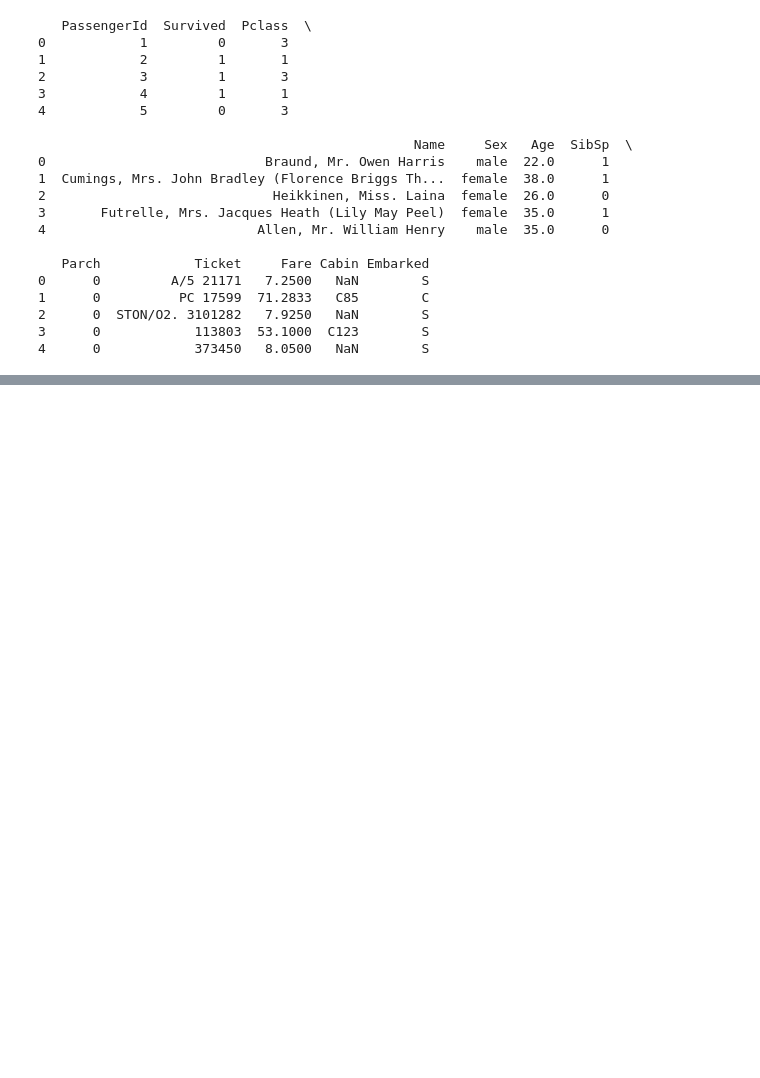
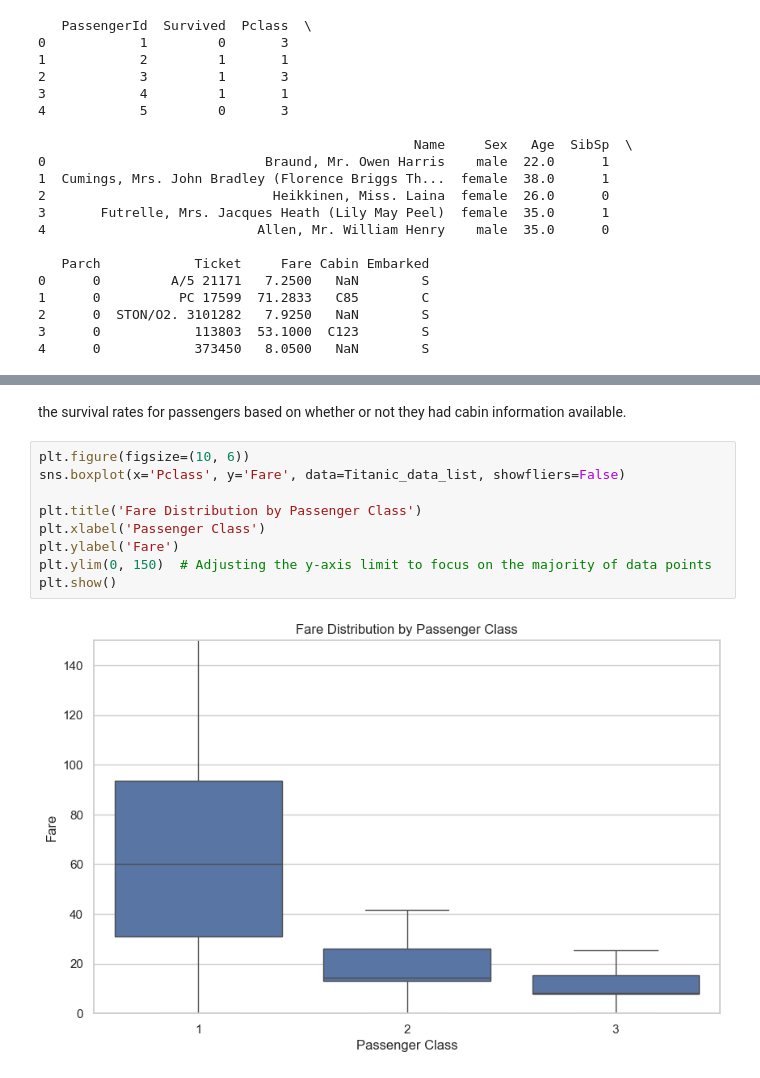
Before and after one commit to Rigpea/titanic-classifier, a Jupyter notebook: main.ipynb, the cells around one changed output, grey strips where cells are left out. Saved outputs shown, nothing was run; the diff lists cells and outputs as text; blank space fills up the shorter version.

```diff
--- a/main.ipynb
+++ b/main.ipynb
@@ -34,0 +50,13 @@ print(Titanic_data_list.head())
+# %% [markdown]
+the survival rates for passengers based on whether or not they had cabin information available.
+# %%
+plt.figure(figsize=(10, 6))
+sns.boxplot(x='Pclass', y='Fare', data=Titanic_data_list, showfliers=False)
+
+plt.title('Fare Distribution by Passenger Class')
+plt.xlabel('Passenger Class')
+plt.ylabel('Fare')
+plt.ylim(0, 150)  # Adjusting the y-axis limit to focus on the majority of data points
+plt.show()
+# %% [output]
+[figure, added]
```
Also changed, not shown: parts of 6 cells of this notebook.
